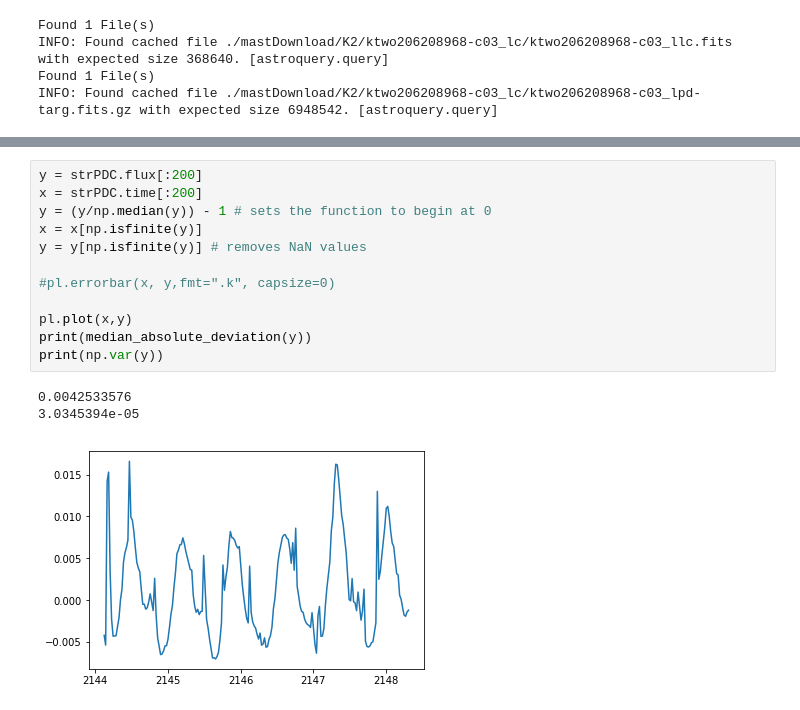
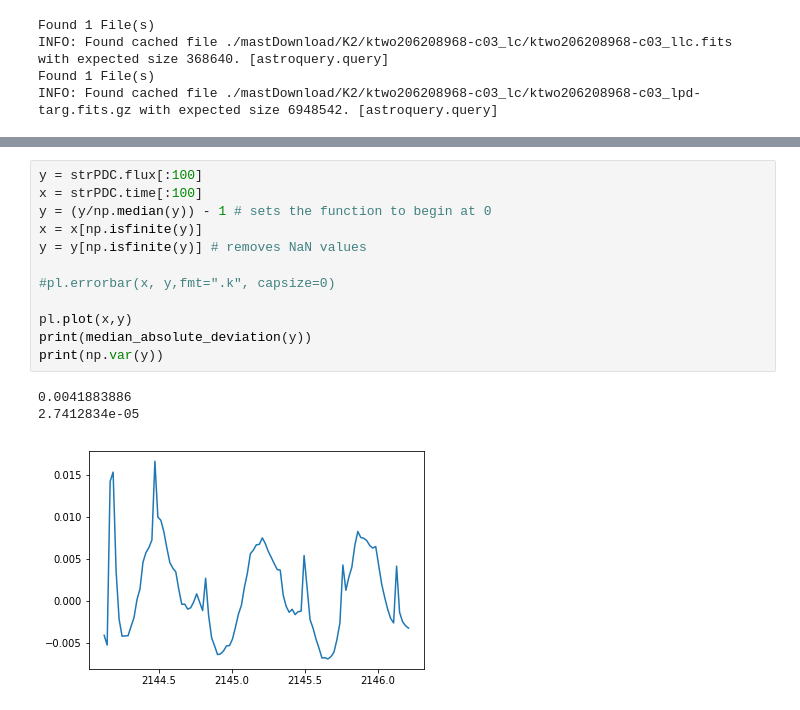
Before and after one commit to dennisafa/k2Flares, a Jupyter notebook: id206208968K2.ipynb, the cells around one changed output, grey strips where cells are left out. Saved outputs shown, nothing was run; the diff lists cells and outputs as text.

```diff
--- a/id206208968K2.ipynb
+++ b/id206208968K2.ipynb
@@ -28,19 +28,19 @@ Loading BokehJS ...
 HBox(children=(Play(value=99599, description='Press play', interval=10, max=102984, min=99599, show_repeat=Fal…
 [interactive output not drawn]
 # %%
-y = strPDC.flux[:200]
-x = strPDC.time[:200]
+y = strPDC.flux[:100]
+x = strPDC.time[:100]
 y = (y/np.median(y)) - 1 # sets the function to begin at 0
 x = x[np.isfinite(y)]
 y = y[np.isfinite(y)] # removes NaN values
 
 #pl.errorbar(x, y,fmt=".k", capsize=0)
 
 pl.plot(x,y)
 print(median_absolute_deviation(y))
 print(np.var(y))
 # %% [output]
-0.0042533576
-3.0345394e-05
+0.0041883886
+2.7412834e-05
-[figure, old version]
+[figure, new version]
 # %%
```
Also changed, not shown: parts of 3 cells of this notebook, 2 other files.
